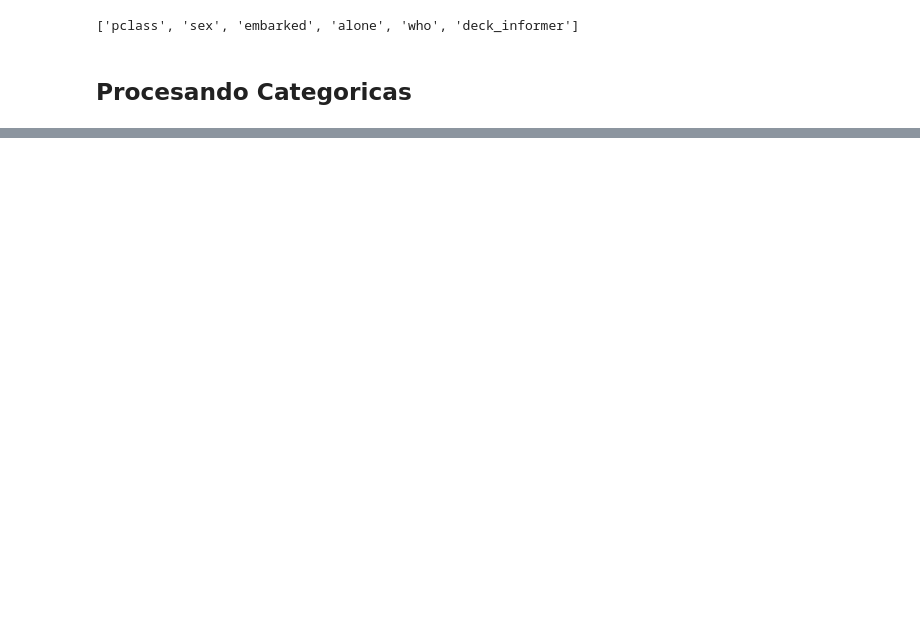
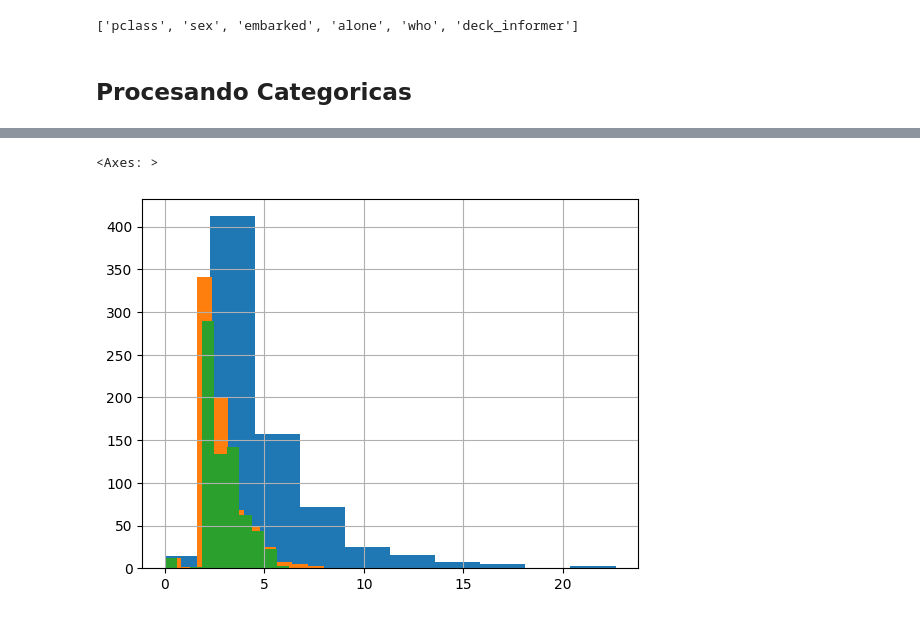
Before and after one commit to RobertoPE1/DS_ONLINE_ROBERTO, a Jupyter notebook: 04_Machine_Learning/Sprint_10/Unidad_02_ML_Supervisado_Clasificacion_Regresion_Logistica/03_Practica_Obligatoria/18_Practica_Obligatoria_Clasificacion_Regresion_Logistica.ipynb, the cells around one changed output, grey strips where cells are left out. Drawn from its saved outputs; the diff is of its cells as text; code cells hidden in the pictures; blank space fills up the shorter version.

```diff
--- a/04_Machine_Learning/Sprint_10/Unidad_02_ML_Supervisado_Clasificacion_Regresion_Logistica/03_Practica_Obligatoria/18_Practica_Obligatoria_Clasificacion_Regresion_Logistica.ipynb
+++ b/04_Machine_Learning/Sprint_10/Unidad_02_ML_Supervisado_Clasificacion_Regresion_Logistica/03_Practica_Obligatoria/18_Practica_Obligatoria_Clasificacion_Regresion_Logistica.ipynb
@@ -341,0 +390,11 @@ features_cat
+# %%
+# Deberíamos tratar el fare, pero como no podemos hacer el logaritmo, otras posibles opciones:
+# 1. Hacer log(x+1)
+# 2. Hacer sqrt(x) o cbrt(x) (raíz cúbica)
+
+np.sqrt(train_set["fare"]).hist()       # Azul
+np.cbrt(train_set["fare"]).hist()       # Naranja
+np.log1p(train_set["fare"]).hist()      # Verde
+# %% [output]
+<Axes: >
+[figure, added]
```
Also changed, not shown: parts of 31 cells of this notebook.
